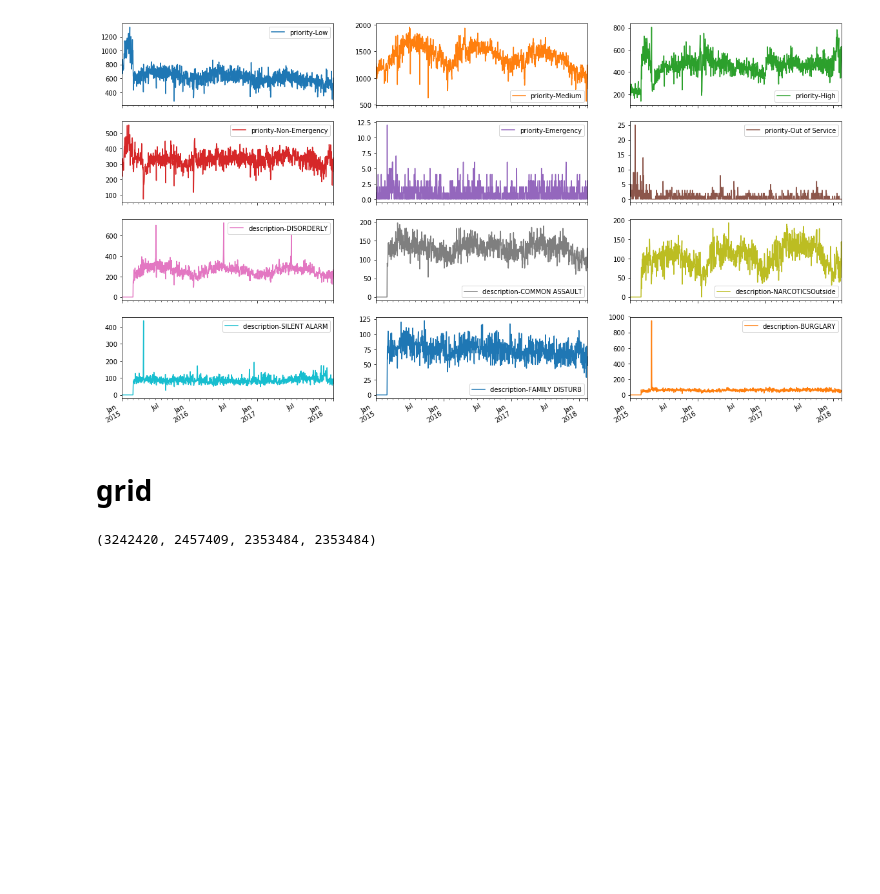
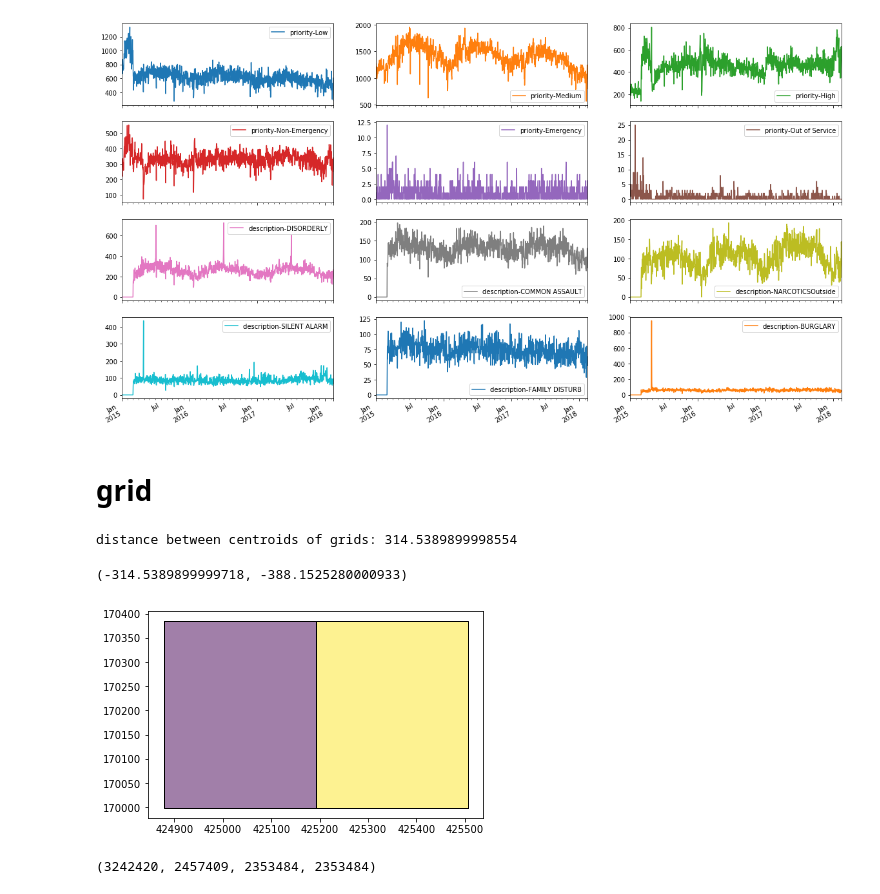
Before and after one commit to JHWu92/public-safety-baltimore, a Jupyter notebook: data/open-baltimore/UNDERSTAND - 911.ipynb, the cells around one changed output. Saved outputs shown, nothing was run; the diff lists cells and outputs as text; code cells hidden in the pictures; blank space fills up the shorter version.

```diff
--- a/data/open-baltimore/UNDERSTAND - 911.ipynb
+++ b/data/open-baltimore/UNDERSTAND - 911.ipynb
@@ -139,5 +139,19 @@ grids = grid_area(*line.bounds, ngrid=30)
 wsen_poly = [box(*grid) for grid in grids]
 wsen_poly = gp.GeoDataFrame(wsen_poly,columns=['geometry'], crs=cityline.crs)
+# %%
+import math
+[(a,b)] = wsen_poly.geometry[0].centroid.coords
+[(c,d)] = wsen_poly.geometry[1].centroid.coords
+print('distance between centroids of grids:', math.sqrt((a-c)**2+(b-d)**2))
+
+wsen_poly[:2].plot()
+
+a,b,c,d = wsen_poly.geometry[0].bounds
+a-c, b-d
+# %% [output]
+distance between centroids of grids: 314.5389899998554
+(-314.5389899999718, -388.1525280000933)
+[figure, added]
 # %%
 joined = gp.sjoin(gpdf_911, wsen_poly)
 # %%
```
Also changed, not shown: parts of 14 cells of this notebook, 9 other files.
